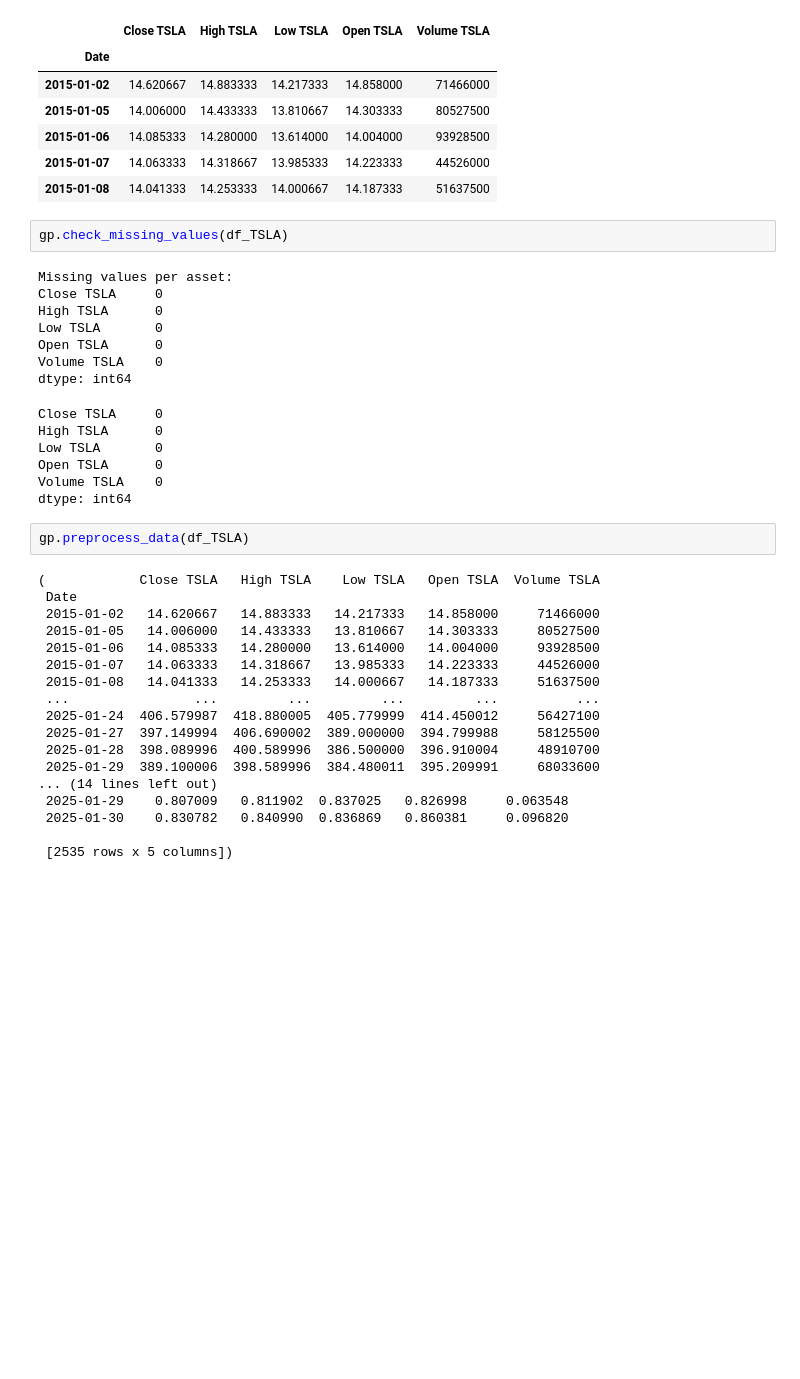
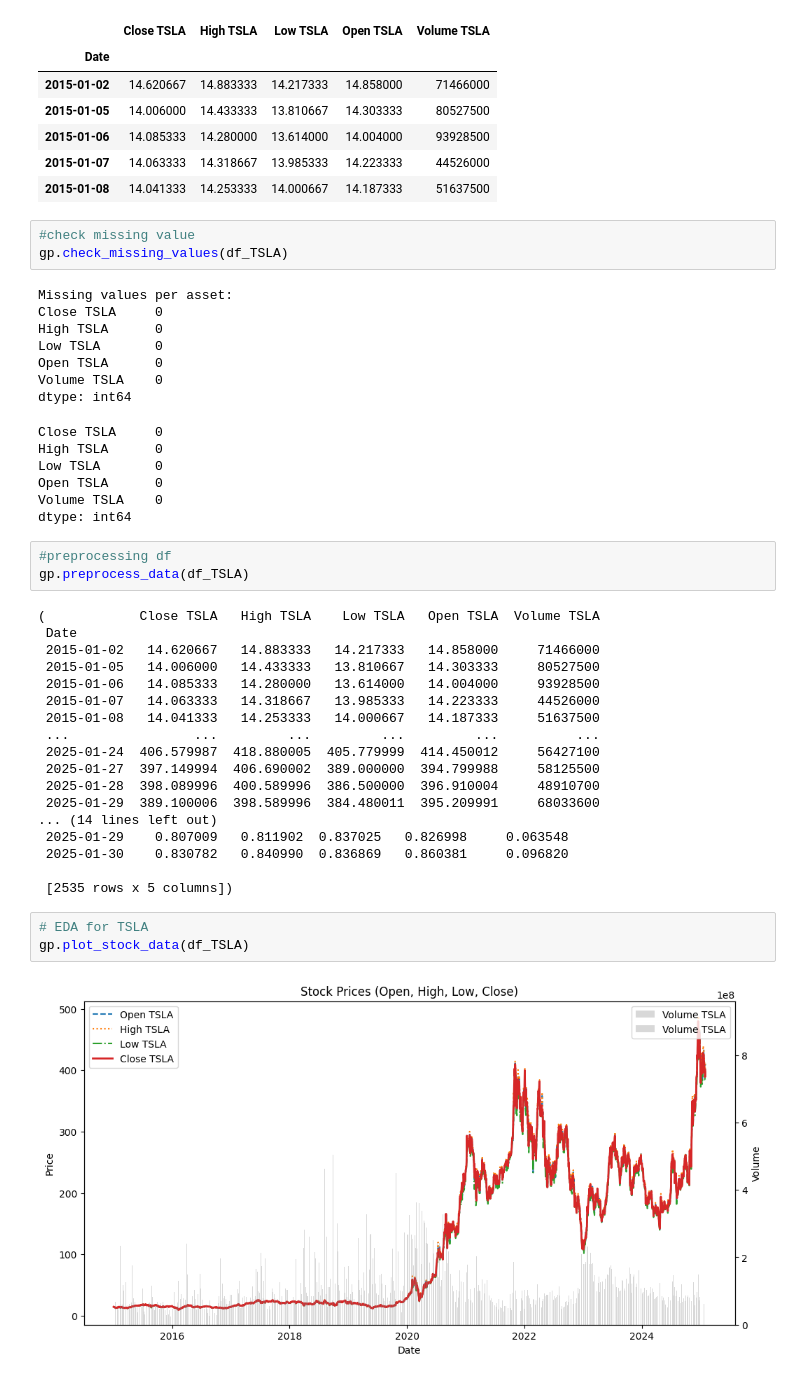
Before and after one commit to Nahom-ketsela/kaim-week-11, a Jupyter notebook: notebook/GMF_analysis.ipynb, the cells around one changed output. Drawn from its saved outputs; the diff is of its cells as text; blank space fills up the shorter version.

Commit message:
"Conducted EDA on TSLA: Visualized trends, volatility, and outliers; analyzed seasonality and rolling statistics"

```diff
--- a/notebook/GMF_analysis.ipynb
+++ b/notebook/GMF_analysis.ipynb
@@ -34,6 +34,7 @@ Index(['Close TSLA', 'High TSLA', 'Low TSLA', 'Open TSLA', 'Volume TSLA'], dtype
 | 2015-01-07 | 14.063333 | 14.318667 | 13.985333 | 14.223333 | 44526000 |
 | 2015-01-08 | 14.041333 | 14.253333 | 14.000667 | 14.187333 | 51637500 |
 # %%
+#check missing value
 gp.check_missing_values(df_TSLA)
 # %% [output]
 Missing values per asset:
@@ -50,6 +51,7 @@ Open TSLA      0
 Volume TSLA    0
 dtype: int64
 # %%
+#preprocessing df
 gp.preprocess_data(df_TSLA)
 # %% [output]
 (            Close TSLA   High TSLA    Low TSLA   Open TSLA  Volume TSLA
@@ -69,3 +71,8 @@ gp.preprocess_data(df_TSLA)
  2025-01-30    0.830782   0.840990  0.836869   0.860381     0.096820
 
  [2535 rows x 5 columns])
+# %%
+# EDA for TSLA
+gp.plot_stock_data(df_TSLA)
+# %% [output]
+[figure, added]
```
Also changed, not shown: parts of 8 cells of this notebook, 1 other file.
